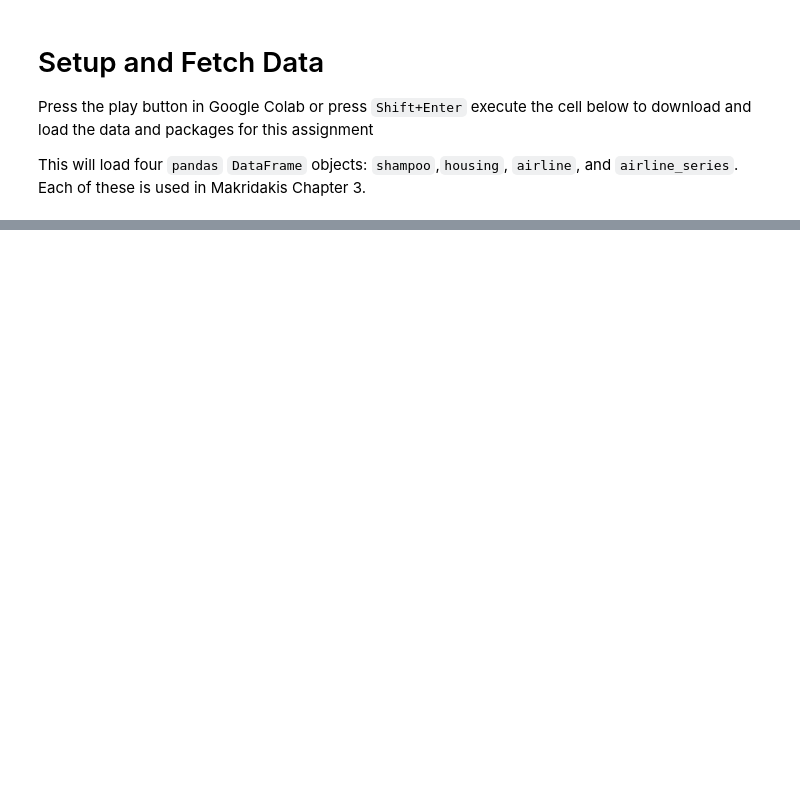
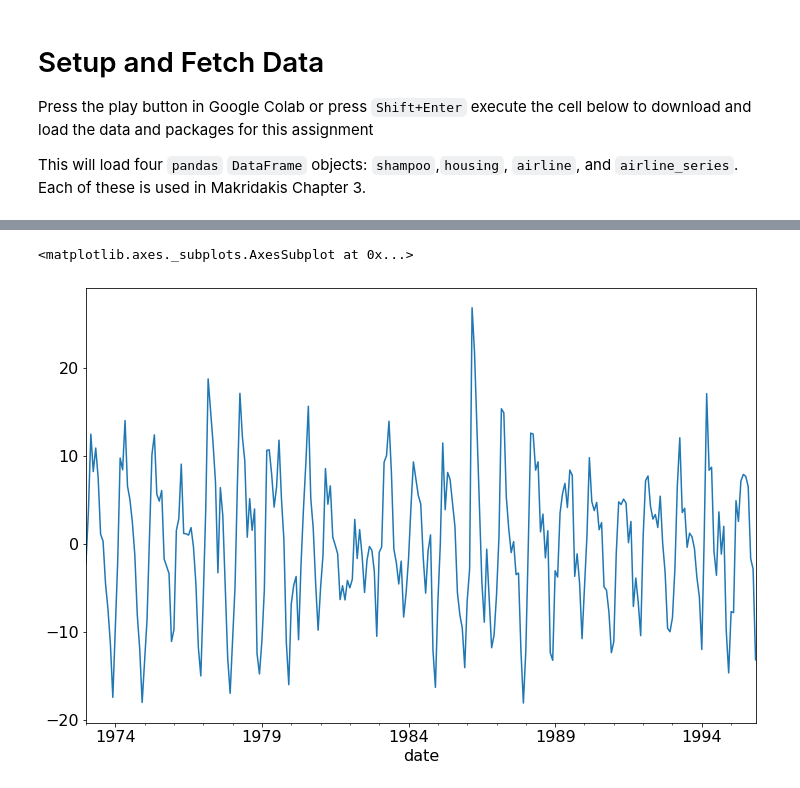
Before and after one commit to ZacharySBrown/vcu-scma440-2021q1, a Jupyter notebook: examples/3c_classical_decomposition.ipynb, the cells around one changed output, grey strips where cells are left out. Cells and saved outputs as stored; diff of their text form; code cells hidden in the pictures; blank space fills up the shorter version.

```diff
--- a/examples/3c_classical_decomposition.ipynb
+++ b/examples/3c_classical_decomposition.ipynb
@@ -47,0 +69,6 @@ airline_series.plot()
+# %%
+housing['detrended'] = housing['total_sales'] - housing['trend_cycle']
+housing['detrended'].plot()
+# %% [output]
+<matplotlib.axes._subplots.AxesSubplot at 0x...>
+[figure, added]
```
Also changed, not shown: parts of 17 cells of this notebook, 1 other file.
